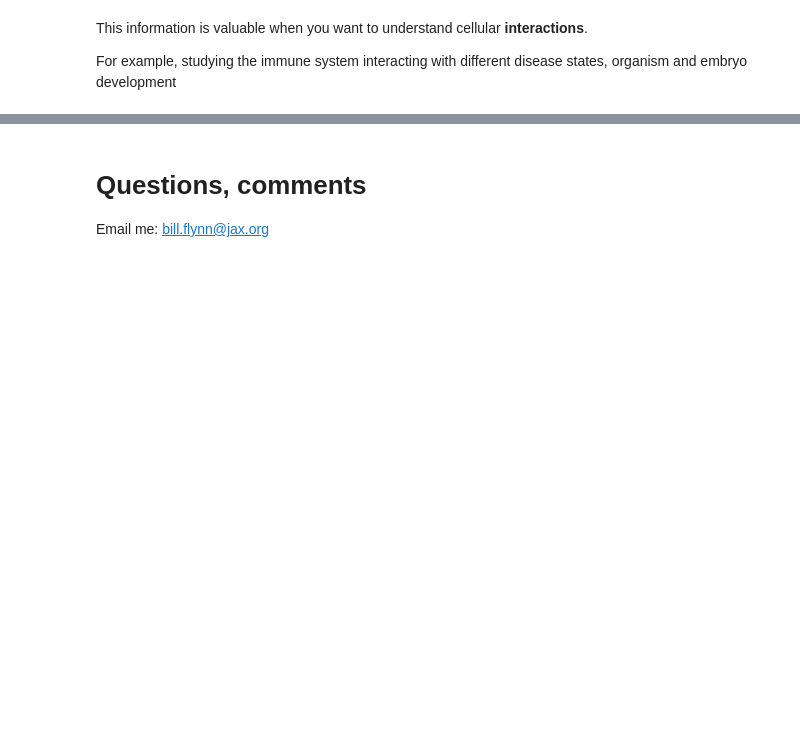
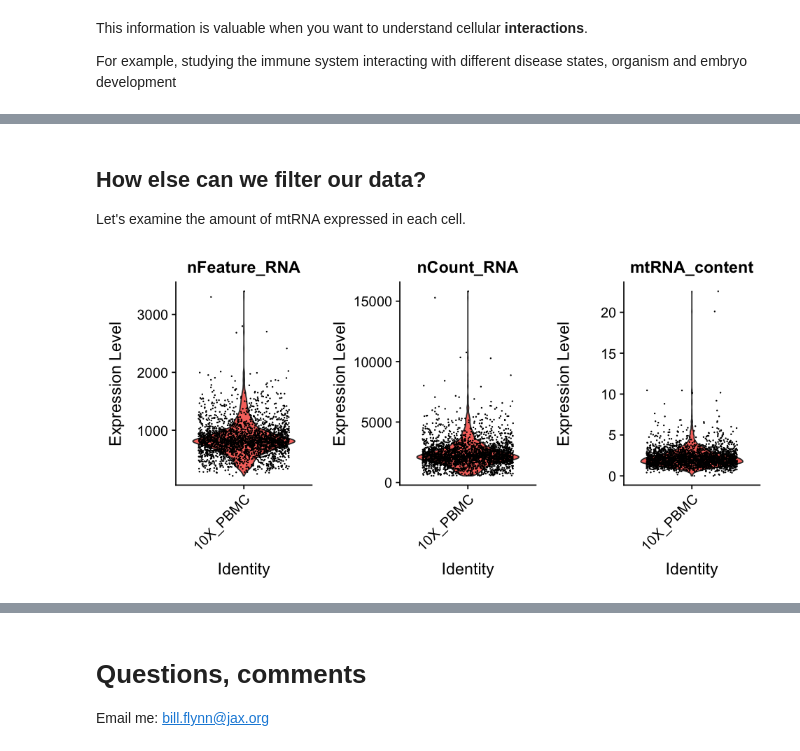
Before and after one commit to wflynny/JAX-Sleep-2023, a Jupyter notebook: index.ipynb, the cells around one changed output, grey strips where cells are left out. Drawn from its saved outputs; the diff is of its cells as text; code cells hidden in the pictures; blank space fills up the shorter version.

Commit message:
Update analysis walkthrough to seurat v3

```diff
--- a/index.ipynb
+++ b/index.ipynb
@@ -749,0 +526,5 @@ For example, studying the immune system interacting with different disease state
+# %%
+pbmc <- CreateSeuratObject(counts = pbmc.data,
+                           min.cells = 3,
+                           min.features = 200,
+                           project = "10X_PBMC")
@@ -749,0 +541,23 @@ For example, studying the immune system interacting with different disease state
+# %% [markdown]
+## How else can we filter our data?
+
+Let's examine the amount of mtRNA expressed in each cell.
+# %%
+# First find mtRNA genes then compute the fraction
+mito.features <- grep(pattern = "^MT-", x = rownames(x = pbmc), value = TRUE)
+# %%
+# Compute the percentage of UMIs belonging to mtRNAs
+percent.mito <- Matrix::colSums(GetAssayData(pbmc, slot = "counts")[mito.features, ]) /
+    Matrix::colSums(GetAssayData(pbmc, slot = "counts")) * 100
+# %%
+# Add this as a column to our cells metadata
+pbmc[["mtRNA_content"]] <- percent.mito
+# %%
+VlnPlot(
+    object = pbmc,
+    features = c("nFeature_RNA", "nCount_RNA", "mtRNA_content"),
+    ncol = 3,
+    pt.size = 1e-2
+)
+# %% [output]
+[figure, added]
```
Also changed, not shown: parts of 126 cells of this notebook, 1 other file.
